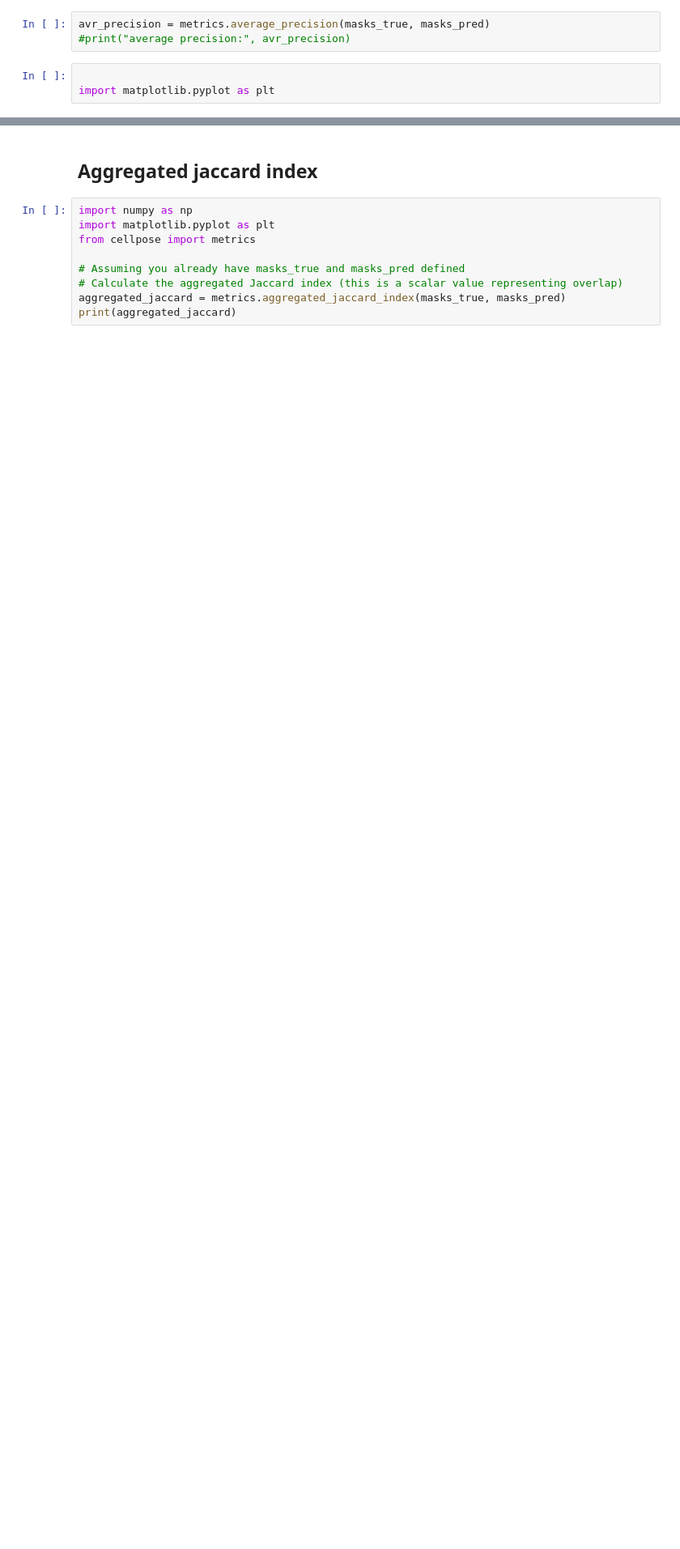
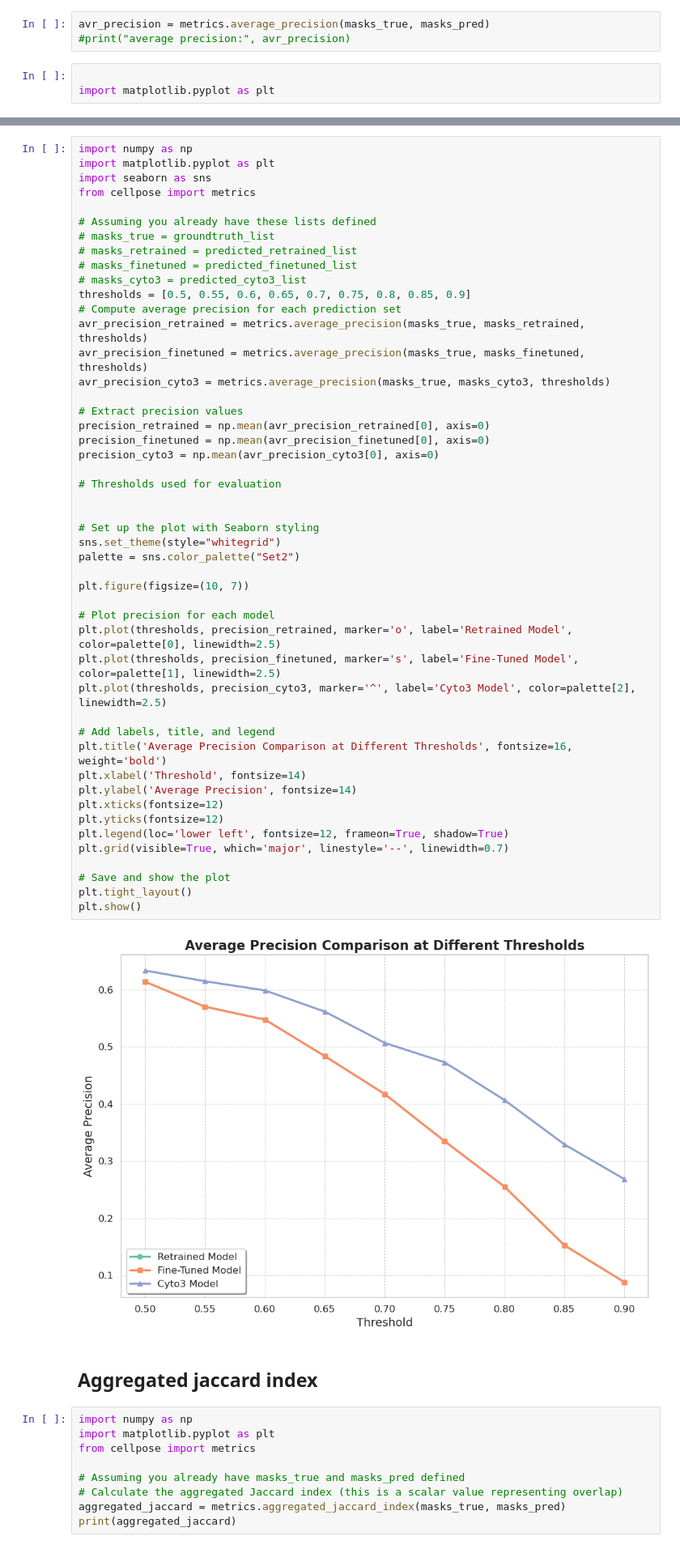
Before and after one commit to AntonWangDTU/Cell_Segmentation_DL_project, a Jupyter notebook: notebooks/performance_metrics_retrained.ipynb, the cells around one changed output, grey strips where cells are left out. Shown at 81% size. Saved outputs shown, nothing was run; the diff lists cells and outputs as text; blank space fills up the shorter version.

```diff
--- a/notebooks/performance_metrics_retrained.ipynb
+++ b/notebooks/performance_metrics_retrained.ipynb
@@ -120,3 +165,53 @@ plt.show()
+# %%
+import numpy as np
+import matplotlib.pyplot as plt
+import seaborn as sns
+from cellpose import metrics
+
+# Assuming you already have these lists defined
+# masks_true = groundtruth_list
+# masks_retrained = predicted_retrained_list
+# masks_finetuned = predicted_finetuned_list
+# masks_cyto3 = predicted_cyto3_list
+thresholds = [0.5, 0.55, 0.6, 0.65, 0.7, 0.75, 0.8, 0.85, 0.9]
+# Compute average precision for each prediction set
+avr_precision_retrained = metrics.average_precision(masks_true, masks_retrained, thresholds)
+avr_precision_finetuned = metrics.average_precision(masks_true, masks_finetuned, thresholds)
+avr_precision_cyto3 = metrics.average_precision(masks_true, masks_cyto3, thresholds)
+
+# Extract precision values
+precision_retrained = np.mean(avr_precision_retrained[0], axis=0)
+precision_finetuned = np.mean(avr_precision_finetuned[0], axis=0)
+precision_cyto3 = np.mean(avr_precision_cyto3[0], axis=0)
+
+# Thresholds used for evaluation
+
+
+# Set up the plot with Seaborn styling
+sns.set_theme(style="whitegrid")
+palette = sns.color_palette("Set2")
+
+plt.figure(figsize=(10, 7))
+
+# Plot precision for each model
+plt.plot(thresholds, precision_retrained, marker='o', label='Retrained Model', color=palette[0], linewidth=2.5)
+plt.plot(thresholds, precision_finetuned, marker='s', label='Fine-Tuned Model', color=palette[1], linewidth=2.5)
+plt.plot(thresholds, precision_cyto3, marker='^', label='Cyto3 Model', color=palette[2], linewidth=2.5)
+
+# Add labels, title, and legend
+plt.title('Average Precision Comparison at Different Thresholds', fontsize=16, weight='bold')
+plt.xlabel('Threshold', fontsize=14)
+plt.ylabel('Average Precision', fontsize=14)
+plt.xticks(fontsize=12)
+plt.yticks(fontsize=12)
+plt.legend(loc='lower left', fontsize=12, frameon=True, shadow=True)
+plt.grid(visible=True, which='major', linestyle='--', linewidth=0.7)
+
+# Save and show the plot
+plt.tight_layout()
+plt.show()
+# %% [output]
+[figure, added]
 # %% [markdown]
 ## Aggregated jaccard index
 # %%
```
Also changed, not shown: parts of 9 cells of this notebook, 3 other files.
